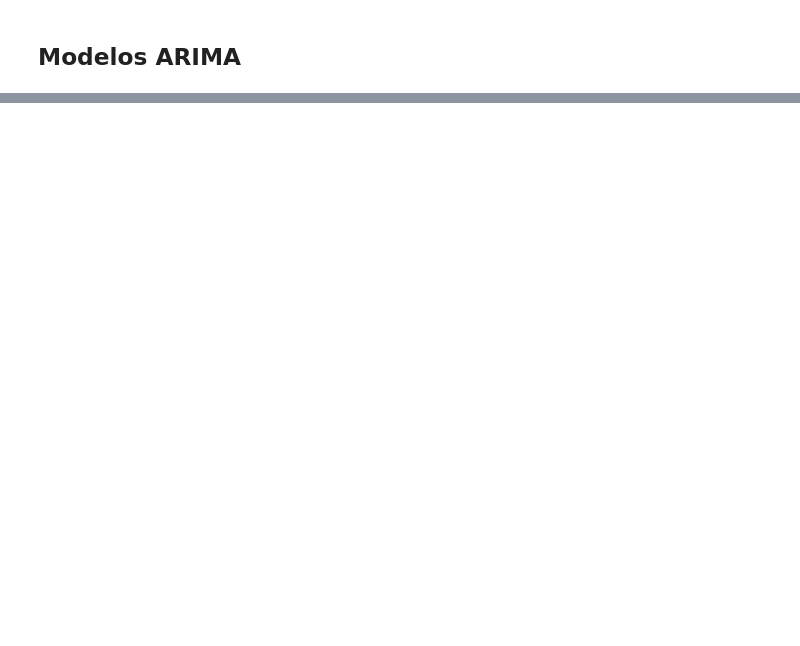
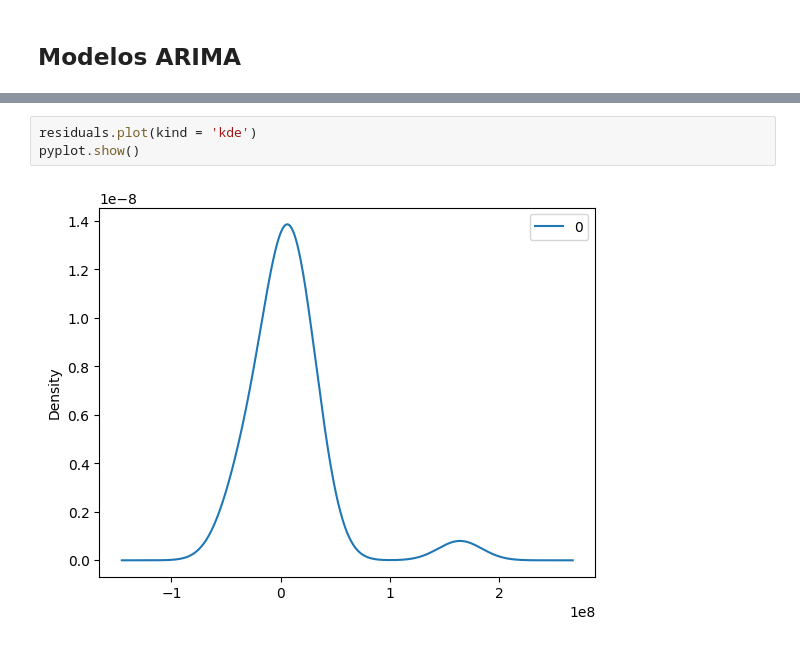
Before and after one commit to javiersanpan/dwj, a Jupyter notebook: dowjones_act3.ipynb, the cells around one changed output, grey strips where cells are left out. Drawn from its saved outputs; the diff is of its cells as text; blank space fills up the shorter version.

```diff
--- a/dowjones_act3.ipynb
+++ b/dowjones_act3.ipynb
@@ -367,0 +442,5 @@ print('Coefficients: \n%s' % model_fit_arima.params)
+# %%
+residuals.plot(kind = 'kde')
+pyplot.show()
+# %% [output]
+[figure, added]
```
Also changed, not shown: parts of 12 cells of this notebook.
